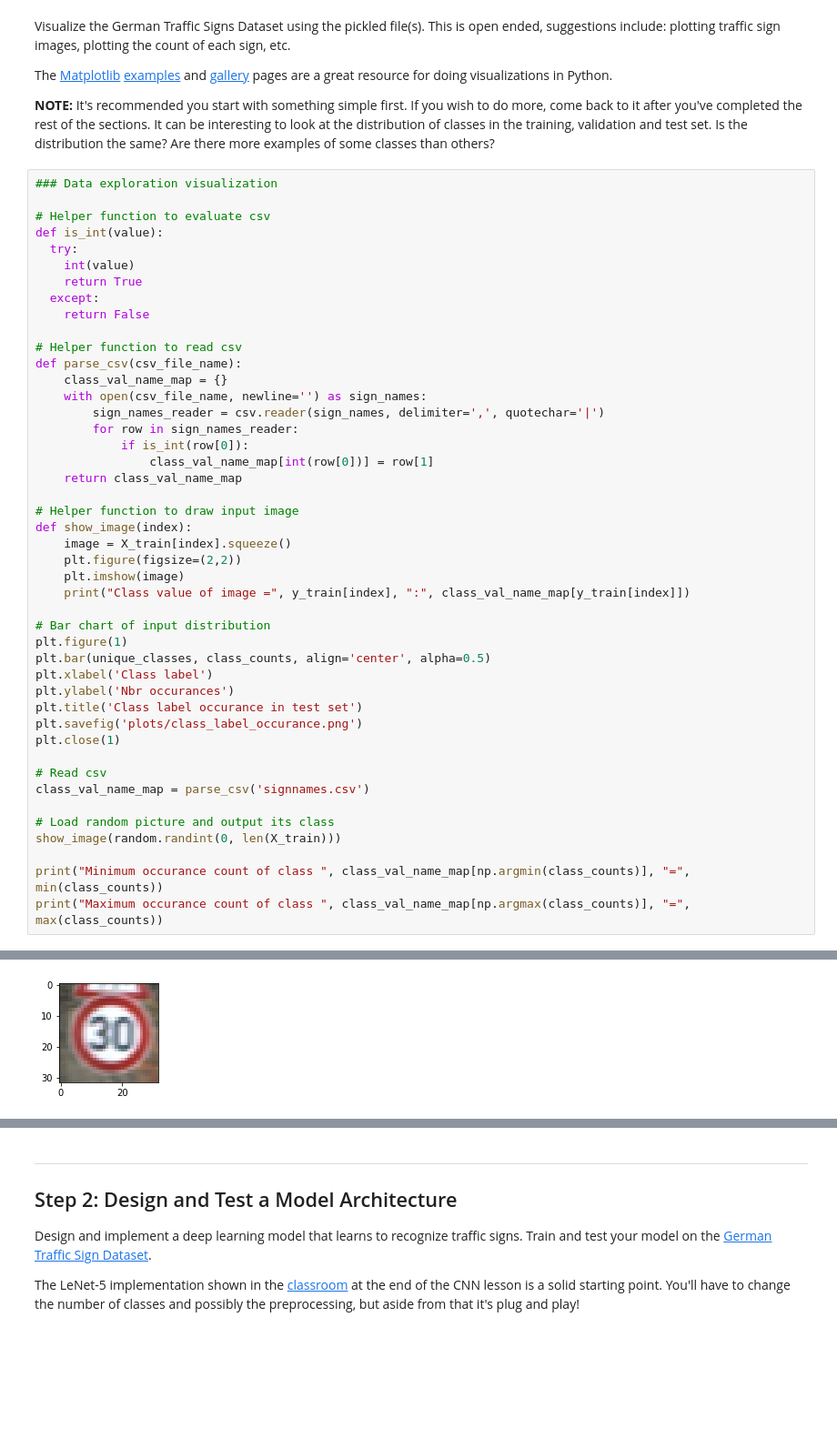
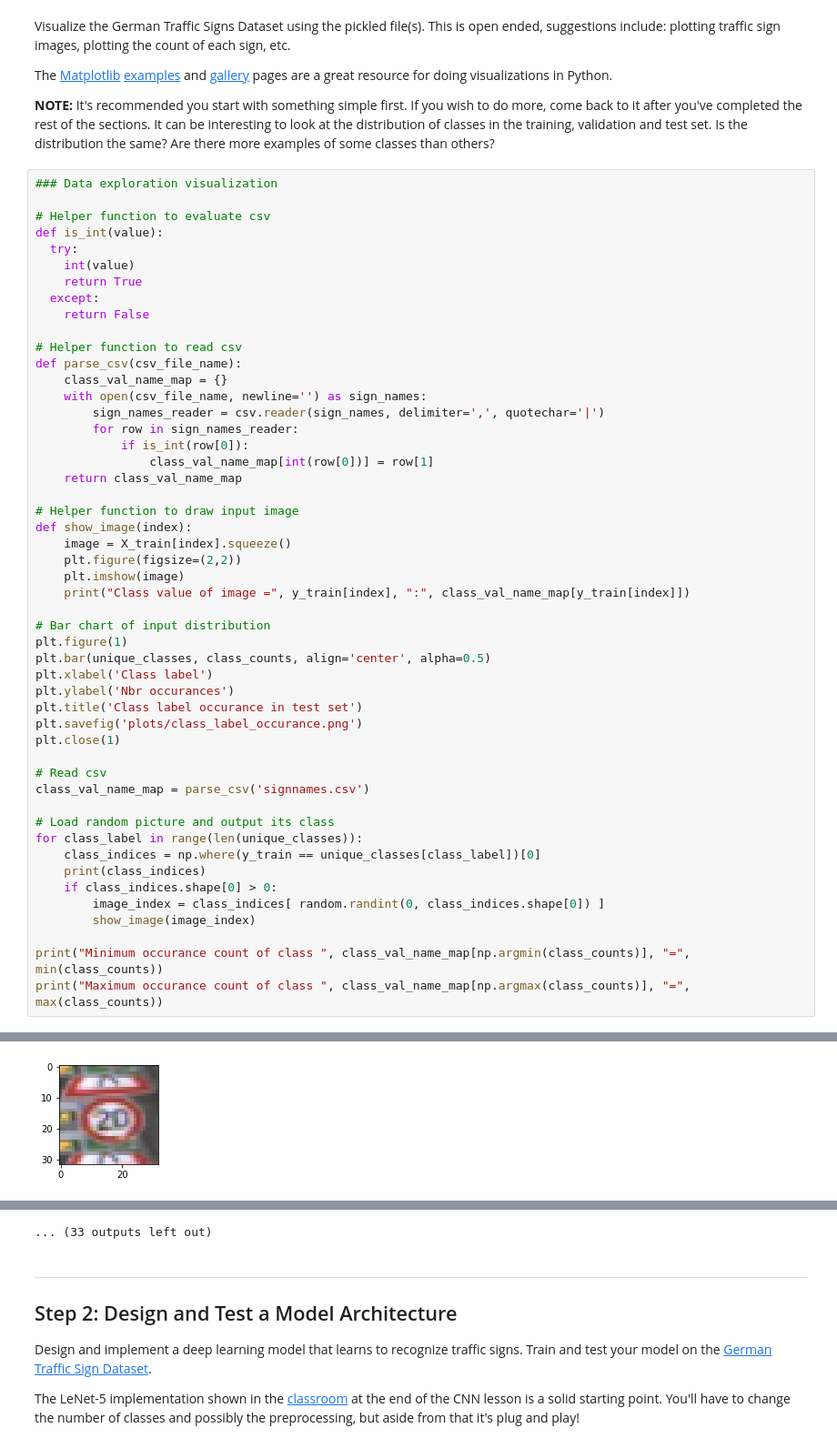
Before and after one commit to bastikluge/CarND-Traffic-Sign-Classifier-Project, a Jupyter notebook: Traffic_Sign_Classifier.ipynb, the cells around one changed output, grey strips where cells are left out. Shown at 91% size. Saved outputs shown, nothing was run; the diff lists cells and outputs as text; blank space fills up the shorter version.

```diff
--- a/Traffic_Sign_Classifier.ipynb
+++ b/Traffic_Sign_Classifier.ipynb
@@ -148,7 +148,12 @@ plt.close(1)
 class_val_name_map = parse_csv('signnames.csv')
 
 # Load random picture and output its class
-show_image(random.randint(0, len(X_train)))
+for class_label in range(len(unique_classes)):
+    class_indices = np.where(y_train == unique_classes[class_label])[0]
+    print(class_indices)
+    if class_indices.shape[0] > 0:
+        image_index = class_indices[ random.randint(0, class_indices.shape[0]) ]
+        show_image(image_index)
 
 print("Minimum occurance count of class ", class_val_name_map[np.argmin(class_counts)], "=", min(class_counts))
 print("Maximum occurance count of class ", class_val_name_map[np.argmax(class_counts)], "=", max(class_counts))
@@ -159 +195 @@ Maximum occurance count of class  Speed limit (50km/h) = 2010
-[figure, old version]
+[figure, new version]
@@ -160,3 +205,4 @@ Maximum occurance count of class  Speed limit (50km/h) = 2010
+... (33 outputs left out)
 # %% [markdown]
 ----
 
```
Also changed, not shown: parts of 8 cells of this notebook, 1 other file.
